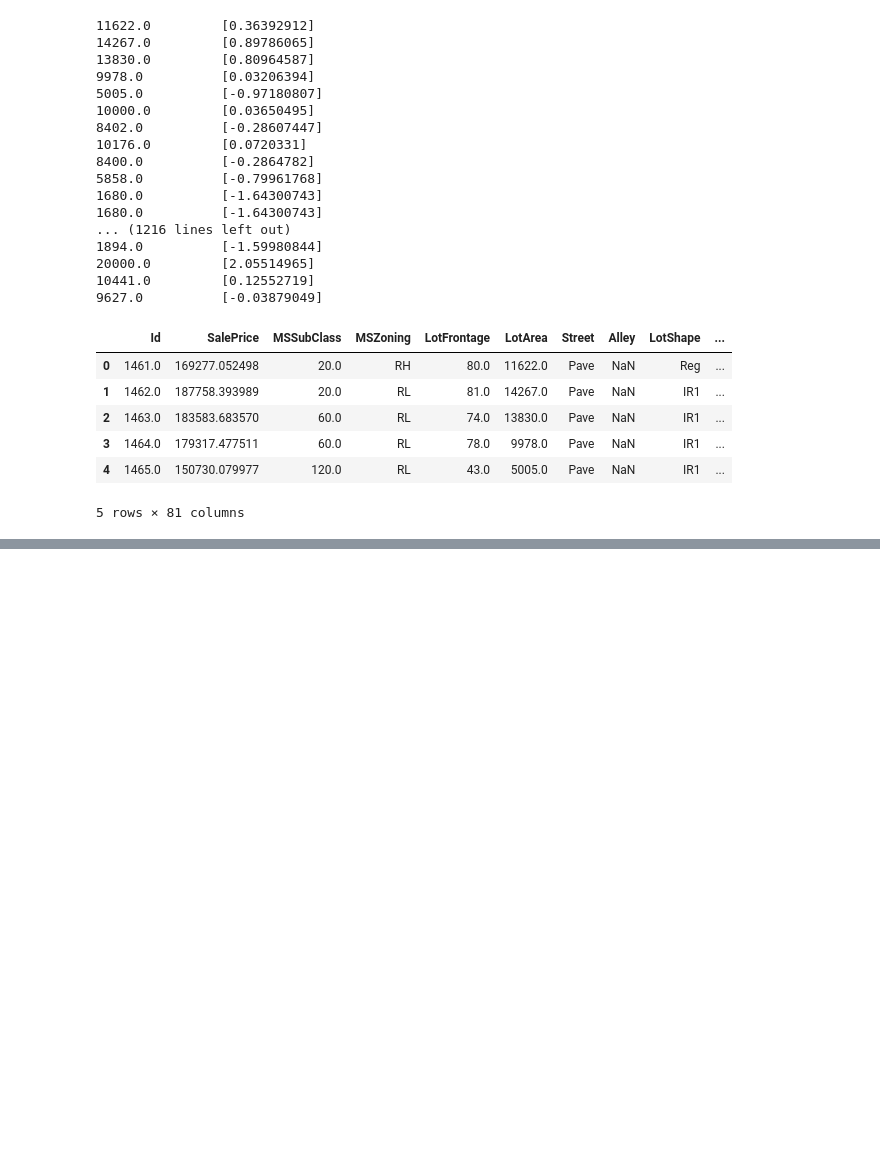
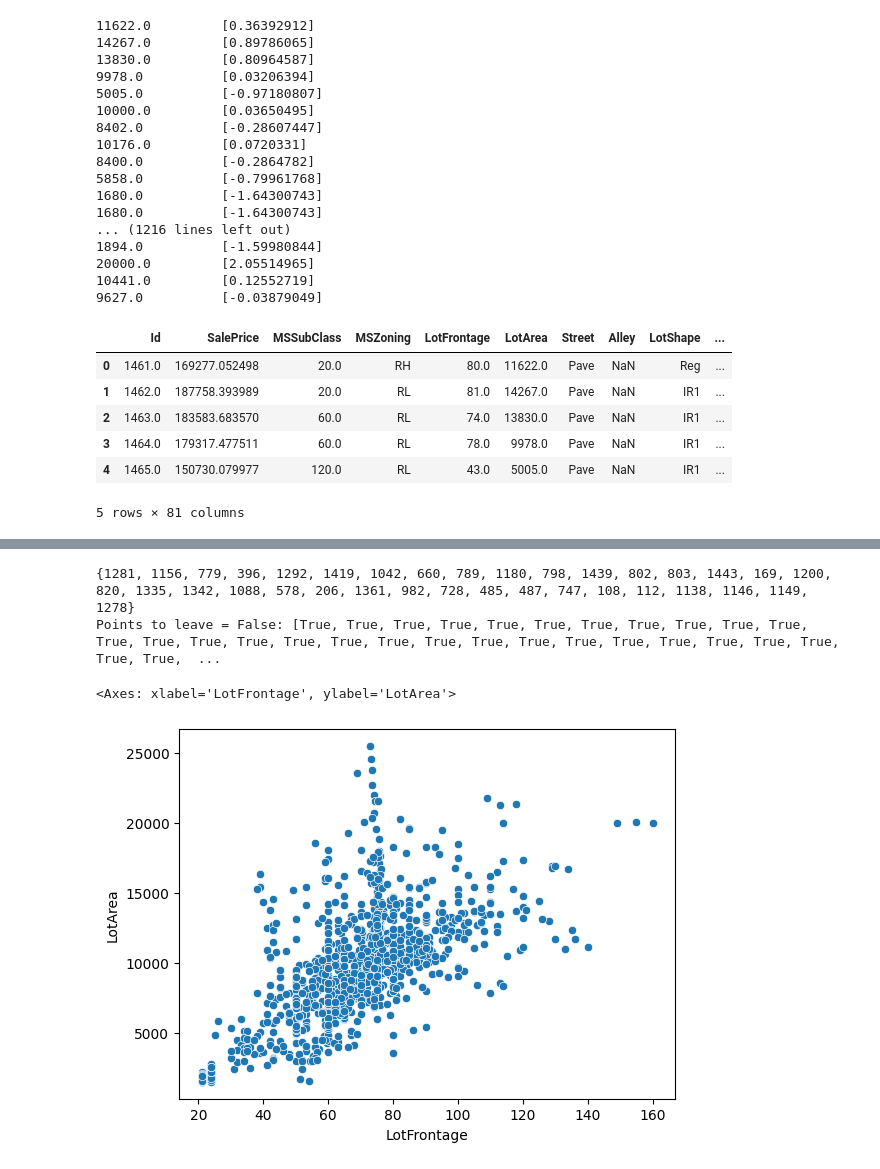
Before and after one commit to Poke0647/VVSU-6sem-ML-Isaenko, a Jupyter notebook: works/lab3/lab33.ipynb, the cells around one changed output, grey strips where cells are left out. Drawn from its saved outputs; the diff is of its cells as text; code cells hidden in the pictures; blank space fills up the shorter version.

```diff
--- a/works/lab3/lab33.ipynb
+++ b/works/lab3/lab33.ipynb
@@ -667,0 +815,4 @@ sns.scatterplot(data=df, x="LotArea", y="LotFrontage")
+# %%
+from collections import Counter
+
+labels_counter = Counter(x_labels)
@@ -667,0 +841,27 @@ sns.scatterplot(data=df, x="LotArea", y="LotFrontage")
+# %%
+ind_filt = set({})
+
+filter_dots = np.array([labels_counter[label] > 2 for label in x_labels])
+for i in range(len(x_labels)):
+    labelFor = x_labels[i]
+    if labels_counter[labelFor] <= 2:
+        ind_filt.add(i)
+
+print(ind_filt)
+print('Points to leave = False:', list(filter_dots))
+
+for ind, val in enumerate(ind_filt):
+    df_c = df_c.drop(index = ind)
+
+X_filtered = X[filter_dots]
+
+df_c.LotFrontage = X_filtered[:, 1]
+df_c.LotArea = X_filtered[:, 0]
+# %% [output]
+{1281, 1156, 779, 396, 1292, 1419, 1042, 660, 789, 1180, 798, 1439, 802, 803, 1443, 169, 1200, 820, 1335, 1342, 1088, 578, 206, 1361, 982, 728, 485, 487, 747, 108, 112, 1138, 1146, 1149, 1278}
+Points to leave = False: [True, True, True, True, True, True, True, True, True, True, True, True, True, True, True, True, True, True, True, True, True, True, True, True, True, True, True, True, True,  ...
+# %%
+sns.scatterplot(x = df_c.LotFrontage, y = df_c.LotArea)
+# %% [output]
+<Axes: xlabel='LotFrontage', ylabel='LotArea'>
+[figure, added]
```
Also changed, not shown: parts of 27 cells of this notebook.
